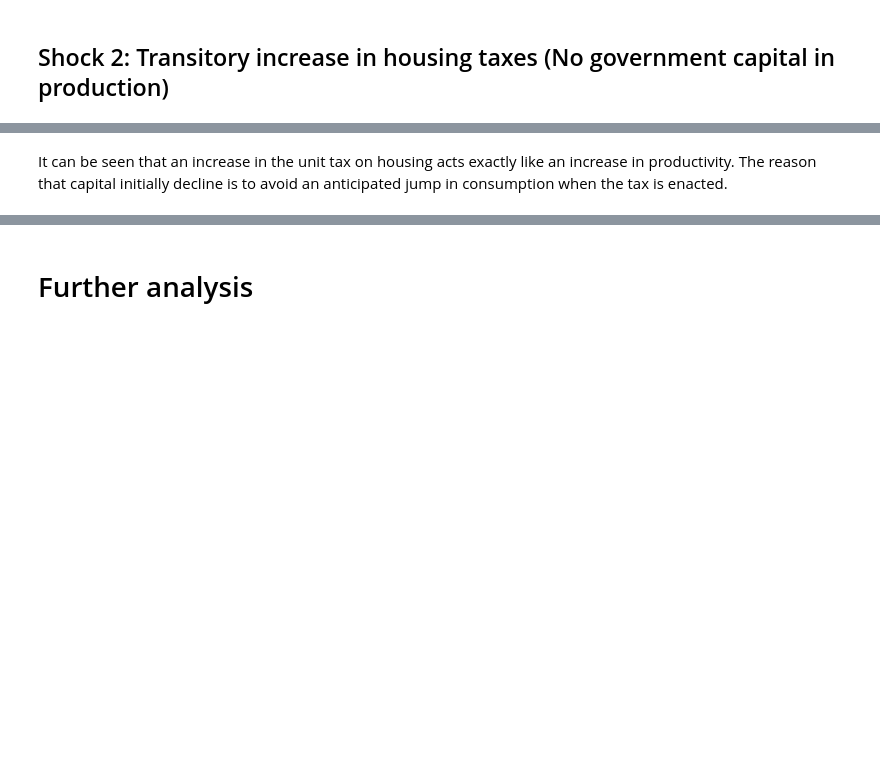
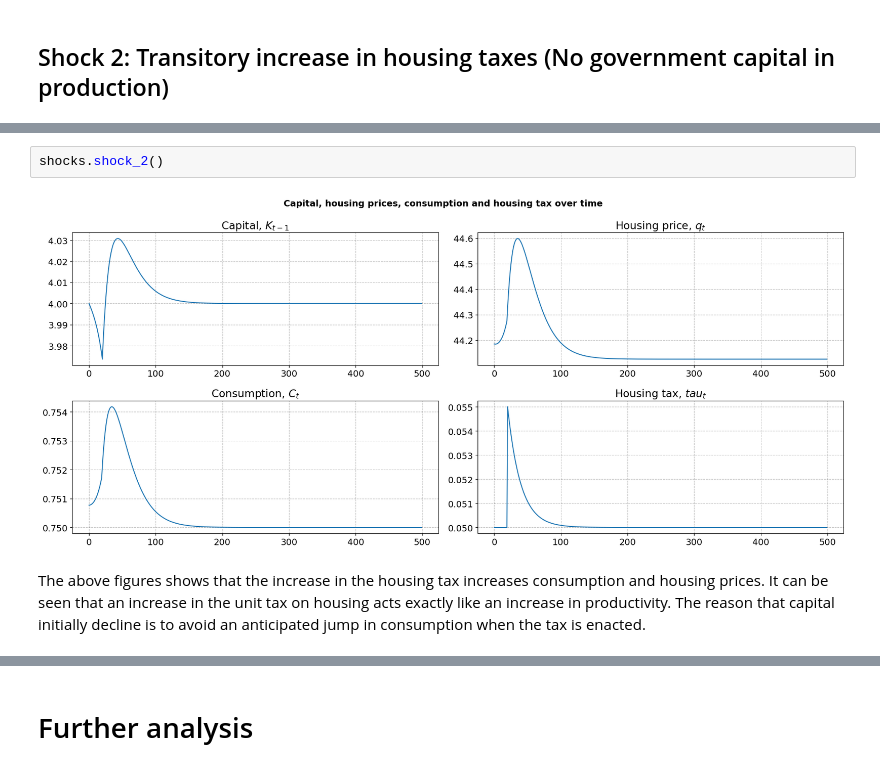
Before and after one commit to NumEconCopenhagen/projects-2024-mikkel-thomas, a Jupyter notebook: modelproject/modelproject.ipynb, the cells around one changed output, grey strips where cells are left out. Cells and saved outputs as stored; diff of their text form; blank space fills up the shorter version.

```diff
--- a/modelproject/modelproject.ipynb
+++ b/modelproject/modelproject.ipynb
@@ -312,2 +311,6 @@ fig.tight_layout()
+# %%
+shocks.shock_2()
+# %% [output]
+[figure, added]
 # %% [markdown]
-It can be seen that an increase in the unit tax on housing acts exactly like an increase in productivity. The reason that capital initially decline is to avoid an anticipated jump in consumption when the tax is enacted.
+The above figures shows that the increase in the housing tax increases consumption and housing prices. It can be seen that an increase in the unit tax on housing acts exactly like an increase in productivity. The reason that capital initially decline is to avoid an anticipated jump in consumption when the tax is enacted.
```
Also changed, not shown: parts of 12 cells of this notebook, 2 other files.
